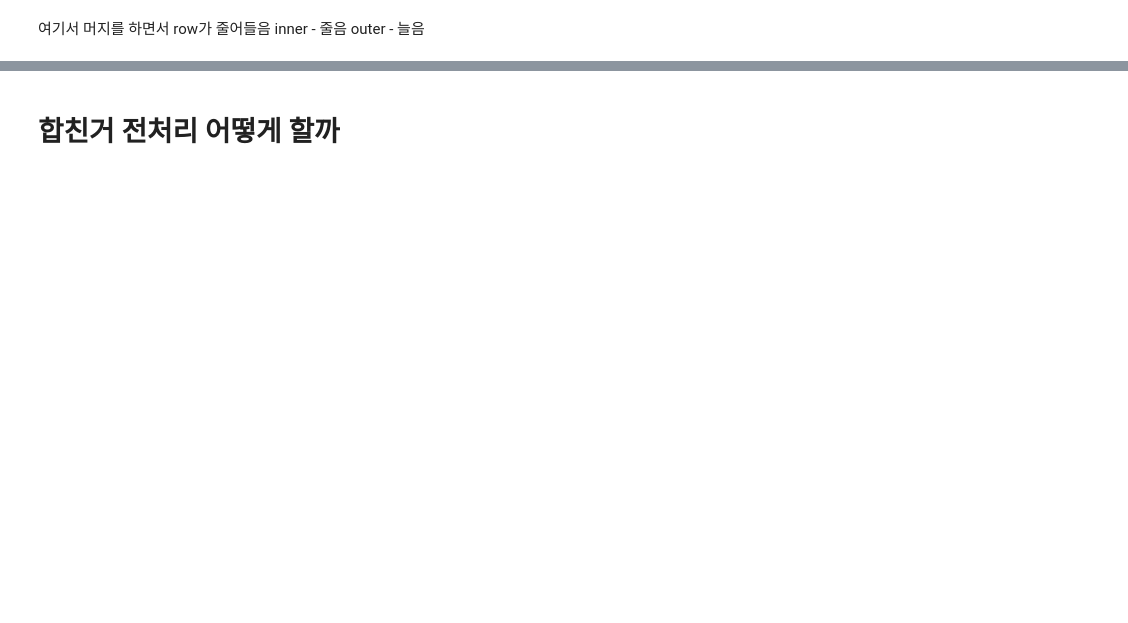
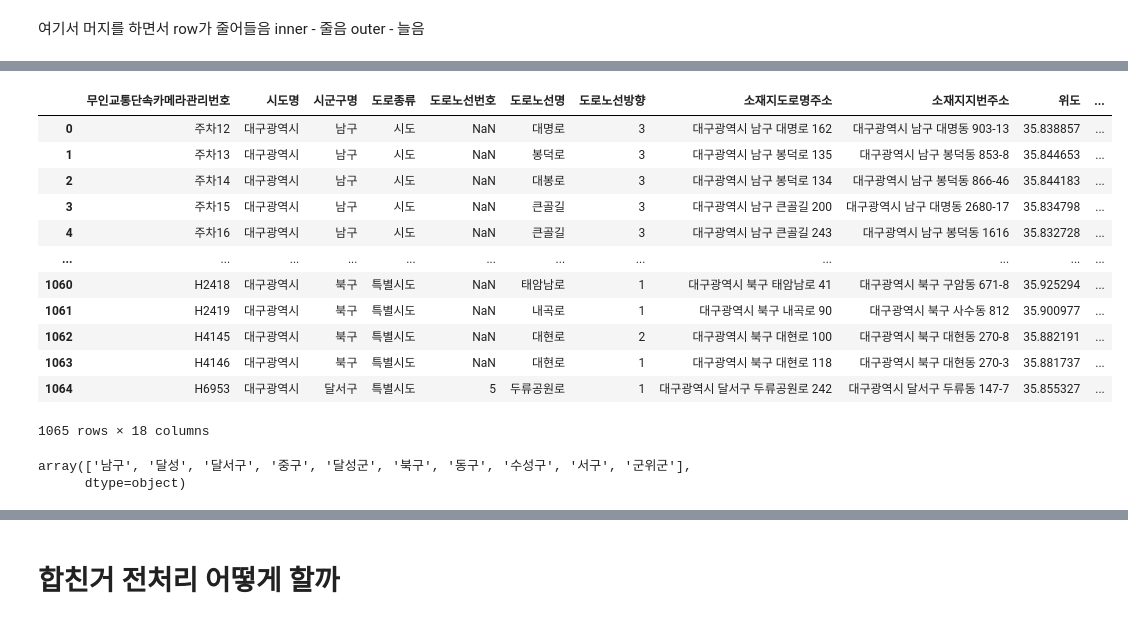
Before and after one commit to pmz-q/est_wassup_01, a Jupyter notebook: examination/kunsu/TestFs.ipynb, the cells around one changed output, grey strips where cells are left out. Cells and saved outputs as stored; diff of their text form; code cells hidden in the pictures; blank space fills up the shorter version.

```diff
--- a/examination/kunsu/TestFs.ipynb
+++ b/examination/kunsu/TestFs.ipynb
@@ -6,11 +6,13 @@ import statsmodels.api as sm
 df불러오기
 # %%
 train = pd.read_csv("/home/kunsu/est_wassup_01/main/data/origin/train.csv")
-y = pd.read_csv("/home/kunsu/est_wassup_01/main/data/features/train_E_target.csv")
+#y = pd.read_csv("/home/kunsu/est_wassup_01/main/data/features/train_E_target.csv")
 area_usage = pd.read_csv("/home/kunsu/est_wassup_01/main/data/origin/gu_area_usage.csv")
 car_var = pd.read_csv("/home/kunsu/est_wassup_01/main/data/origin/cars_smaller_group.csv")
 bus_load_cnt = pd.read_csv("/home/kunsu/est_wassup_01/main/data/origin/bus_station_bus_count.csv")
-bus_rider = pd.read_csv("/home/kunsu/est_wassup_01/main/data/origin/bus_riders_datetime.csv")
+#bus_rider = pd.read_csv("/home/kunsu/est_wassup_01/main/data/origin/bus_riders_datetime.csv")
+sec_light = pd.read_csv("/home/kunsu/est_wassup_01/main/data/origin/light.csv", encoding='cp949')
+cctv = pd.read_csv("/home/kunsu/est_wassup_01/main/data/origin/대구 CCTV 정보.csv", encoding='cp949')
 # %%
 X_df = train.copy()
 # %%
@@ -232,0 +253,21 @@ X_df
+# %%
+cctv
+# %% [output]
+|  | 무인교통단속카메라관리번호 | 시도명 | 시군구명 | 도로종류 | 도로노선번호 | 도로노선명 | 도로노선방향 | 소재지도로명주소 | 소재지지번주소 | 위도 | ... |
+| 0 | 주차12 | 대구광역시 | 남구 | 시도 | NaN | 대명로 | 3 | 대구광역시 남구 대명로 162 | 대구광역시 남구 대명동 903-13 | 35.838857 | ... |
+| 1 | 주차13 | 대구광역시 | 남구 | 시도 | NaN | 봉덕로 | 3 | 대구광역시 남구 봉덕로 135 | 대구광역시 남구 봉덕동 853-8 | 35.844653 | ... |
+| 2 | 주차14 | 대구광역시 | 남구 | 시도 | NaN | 대봉로 | 3 | 대구광역시 남구 봉덕로 134 | 대구광역시 남구 봉덕동 866-46 | 35.844183 | ... |
+| 3 | 주차15 | 대구광역시 | 남구 | 시도 | NaN | 큰골길 | 3 | 대구광역시 남구 큰골길 200 | 대구광역시 남구 대명동 2680-17 | 35.834798 | ... |
+| 4 | 주차16 | 대구광역시 | 남구 | 시도 | NaN | 큰골길 | 3 | 대구광역시 남구 큰골길 243 | 대구광역시 남구 봉덕동 1616 | 35.832728 | ... |
+| ... | ... | ... | ... | ... | ... | ... | ... | ... | ... | ... | ... |
+| 1060 | H2418 | 대구광역시 | 북구 | 특별시도 | NaN | 태암남로 | 1 | 대구광역시 북구 태암남로 41 | 대구광역시 북구 구암동 671-8 | 35.925294 | ... |
+| 1061 | H2419 | 대구광역시 | 북구 | 특별시도 | NaN | 내곡로 | 1 | 대구광역시 북구 내곡로 90 | 대구광역시 북구 사수동 812 | 35.900977 | ... |
+| 1062 | H4145 | 대구광역시 | 북구 | 특별시도 | NaN | 대현로 | 2 | 대구광역시 북구 대현로 100 | 대구광역시 북구 대현동 270-8 | 35.882191 | ... |
+| 1063 | H4146 | 대구광역시 | 북구 | 특별시도 | NaN | 대현로 | 1 | 대구광역시 북구 대현로 118 | 대구광역시 북구 대현동 270-3 | 35.881737 | ... |
+| 1064 | H6953 | 대구광역시 | 달서구 | 특별시도 | 5 | 두류공원로 | 1 | 대구광역시 달서구 두류공원로 242 | 대구광역시 달서구 두류동 147-7 | 35.855327 | ... |
+1065 rows × 18 columns
+# %%
+cctv['시군구명'].unique()
+# %% [output]
+array(['남구', '달성', '달서구', '중구', '달성군', '북구', '동구', '수성구', '서구', '군위군'],
+      dtype=object)
```
Also changed, not shown: parts of 36 cells of this notebook.
